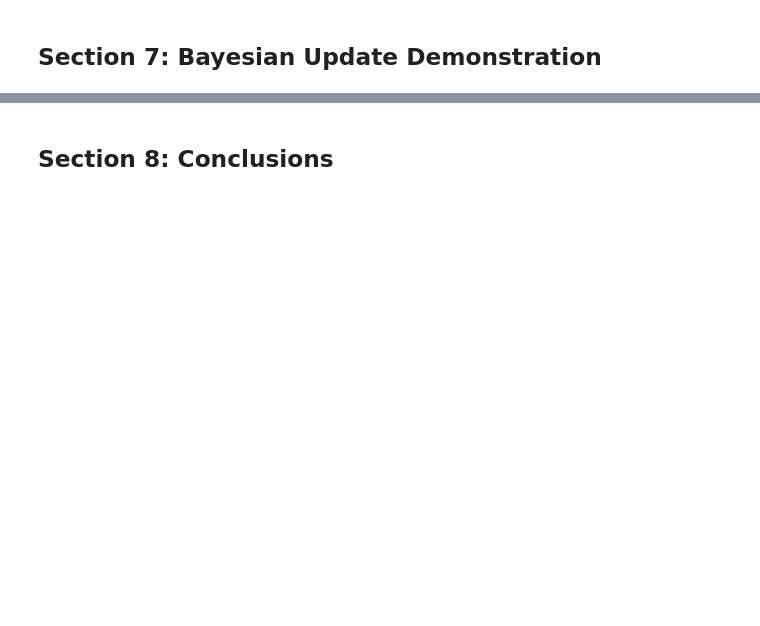
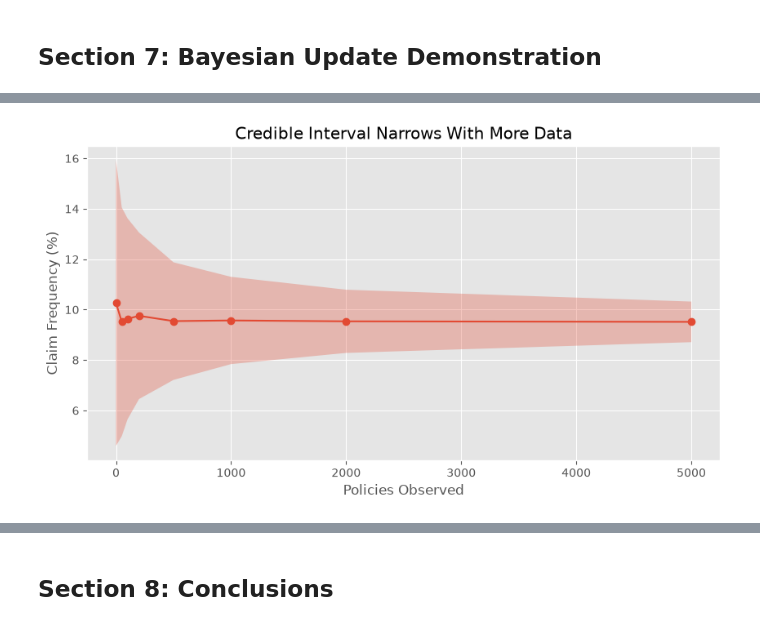
Before and after one commit to akashgupta0728/Zensung-Malaysia-EV, a Jupyter notebook: EV_Risk_Scoring_Model.ipynb, the cells around one changed output, grey strips where cells are left out. Saved outputs shown, nothing was run; the diff lists cells and outputs as text; code cells hidden in the pictures; blank space fills up the shorter version.

```diff
--- a/EV_Risk_Scoring_Model.ipynb
+++ b/EV_Risk_Scoring_Model.ipynb
@@ -432,0 +603,43 @@ Name: proportion, dtype: float64
+# %%
+sample_sizes=[0,50,100,200,500,1000,2000,5000]
+
+lower=[]
+upper=[]
+
+for n in sample_sizes:
+
+    x=int(0.095*n)
+
+    dist=stats.beta(
+        alpha_prior+x,
+        beta_prior+n-x
+    )
+
+    ci=dist.ppf([0.025,0.975])
+
+    lower.append(ci[0]*100)
+    upper.append(ci[1]*100)
+
+plt.figure(figsize=(10,5))
+
+plt.fill_between(
+    sample_sizes,
+    lower,
+    upper,
+    alpha=0.3
+)
+
+plt.plot(
+    sample_sizes,
+    [(a+b)/2 for a,b in zip(lower,upper)],
+    marker='o'
+)
+
+plt.xlabel("Policies Observed")
+plt.ylabel("Claim Frequency (%)")
+
+plt.title("Credible Interval Narrows With More Data")
+
+plt.show()
+# %% [output]
+[figure, added]
```
Also changed, not shown: parts of 11 cells of this notebook.
